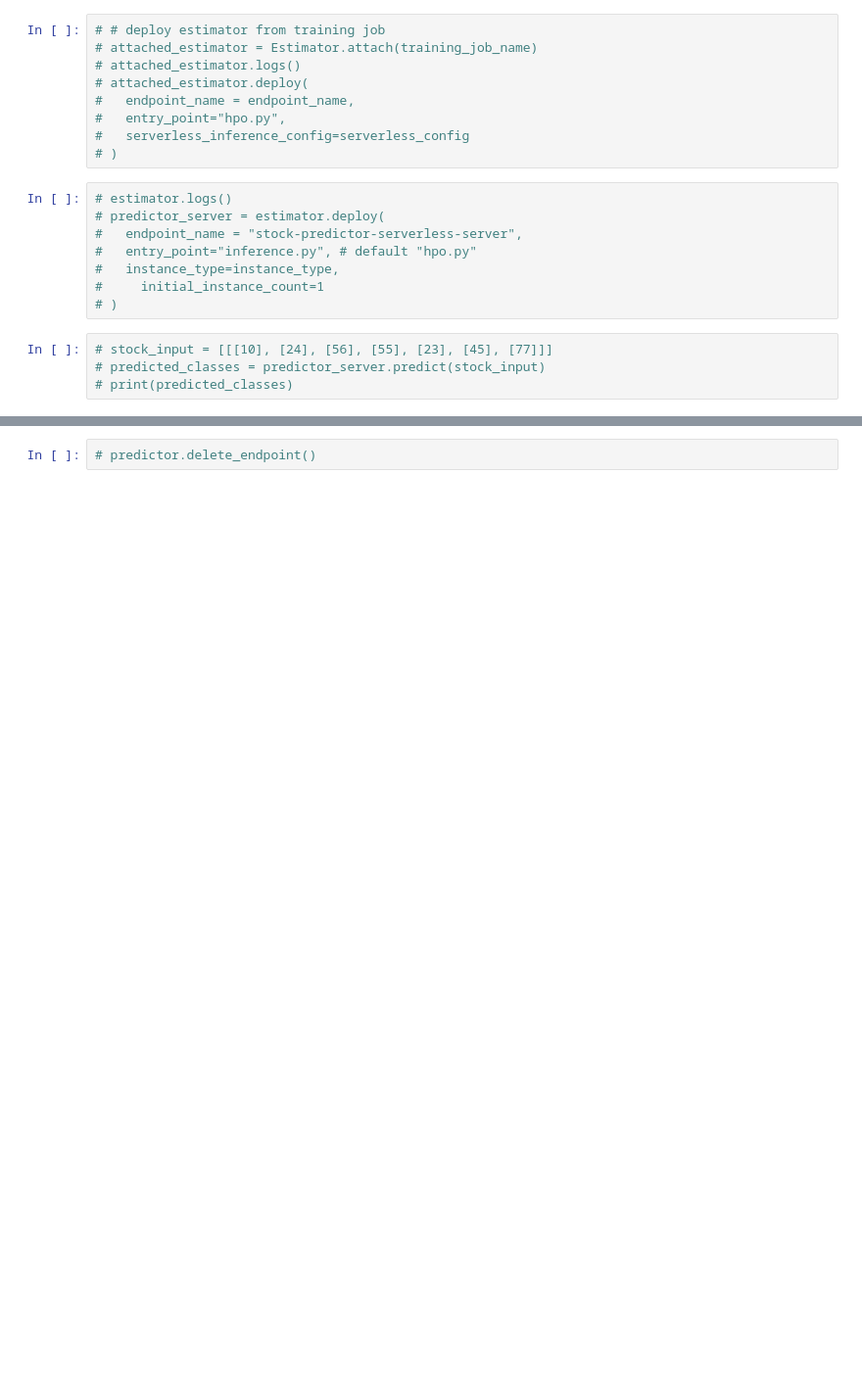
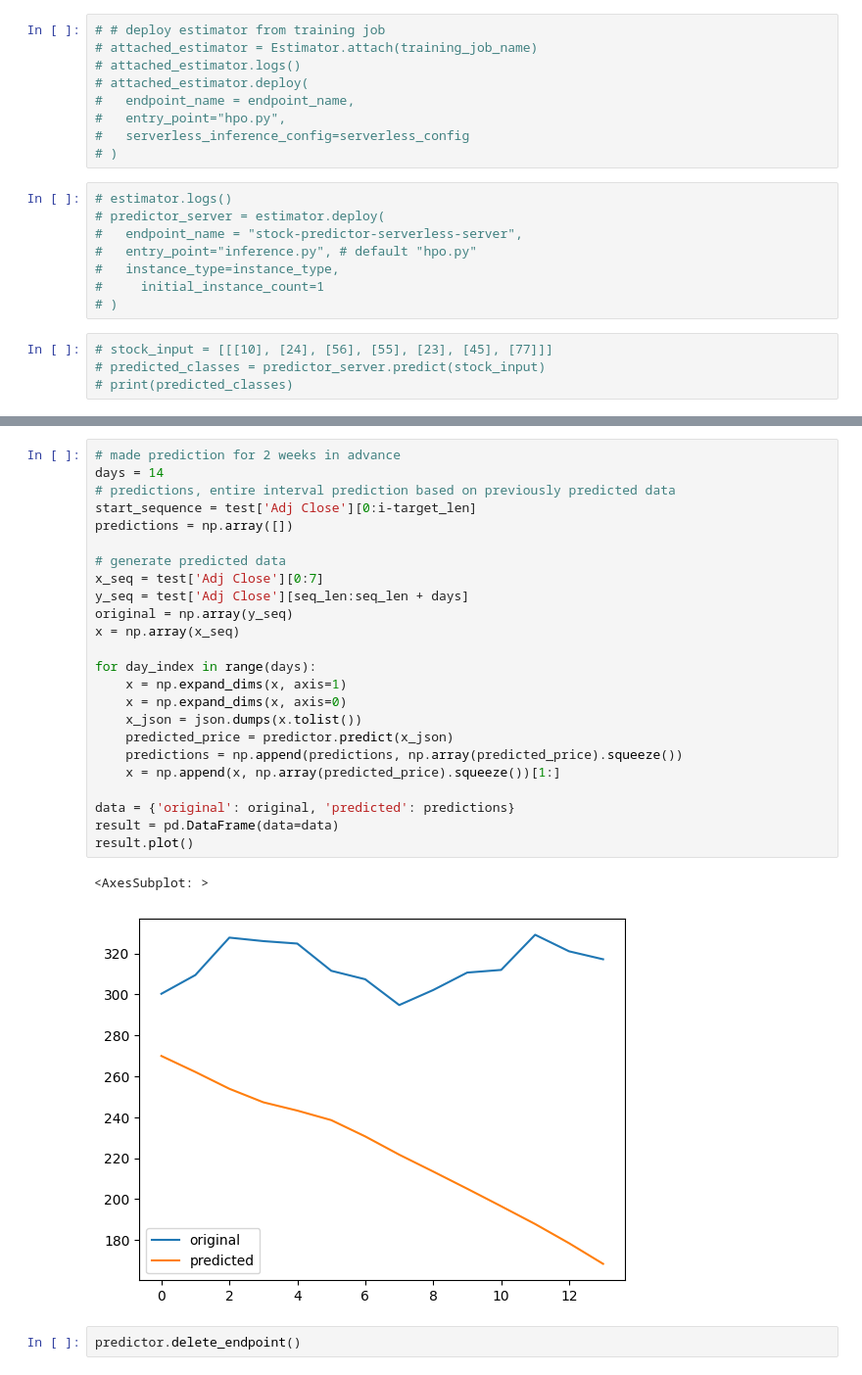
Before and after one commit to nick0lay/nd189-ml-capstone-project, a Jupyter notebook: model-training.ipynb, the cells around one changed output, grey strips where cells are left out. Shown at 98% size. Drawn from its saved outputs; the diff is of its cells as text; blank space fills up the shorter version.

```diff
--- a/model-training.ipynb
+++ b/model-training.ipynb
@@ -701,2 +681,29 @@ result.plot()
-# %%
-# predictor.delete_endpoint()
+# %%
+# made prediction for 2 weeks in advance
+days = 14
+# predictions, entire interval prediction based on previously predicted data
+start_sequence = test['Adj Close'][0:i-target_len]
+predictions = np.array([])
+
+# generate predicted data
+x_seq = test['Adj Close'][0:7]
+y_seq = test['Adj Close'][seq_len:seq_len + days]
+original = np.array(y_seq)
+x = np.array(x_seq)
+
+for day_index in range(days):
+    x = np.expand_dims(x, axis=1)
+    x = np.expand_dims(x, axis=0)
+    x_json = json.dumps(x.tolist())
+    predicted_price = predictor.predict(x_json)
+    predictions = np.append(predictions, np.array(predicted_price).squeeze())
+    x = np.append(x, np.array(predicted_price).squeeze())[1:]
+
+data = {'original': original, 'predicted': predictions}
+result = pd.DataFrame(data=data)
+result.plot()
+# %% [output]
+<AxesSubplot: >
+[figure, added]
+# %%
+predictor.delete_endpoint()
```
Also changed, not shown: parts of 25 cells of this notebook, 10 other files.
